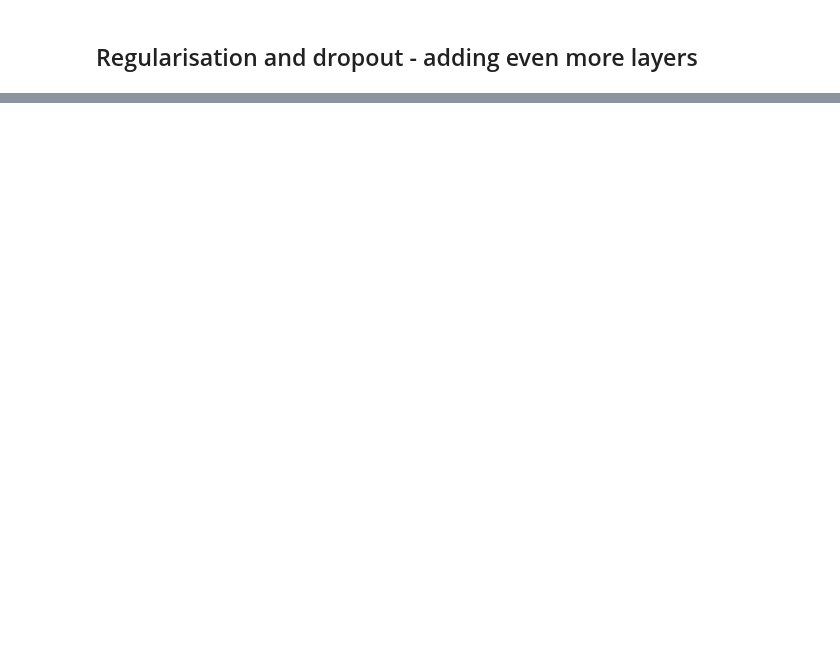
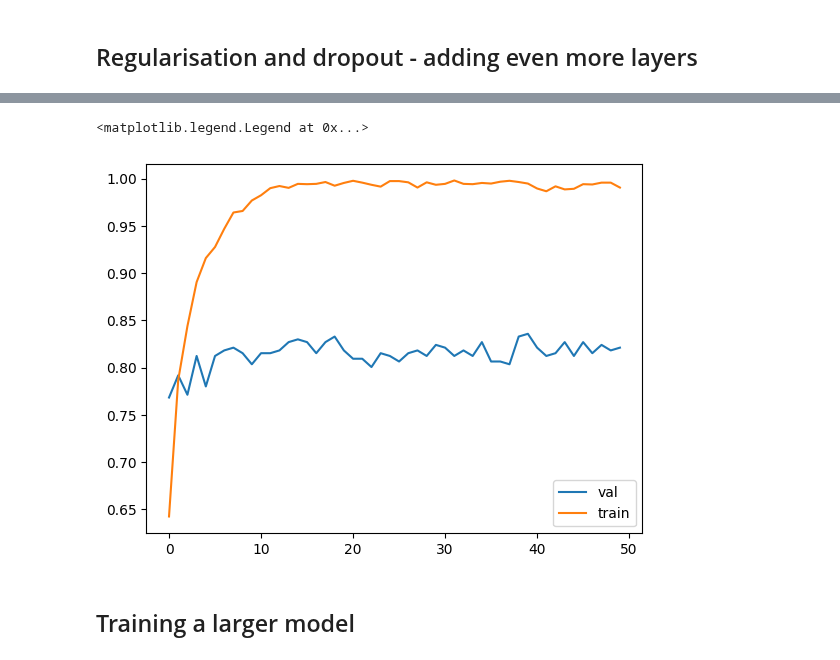
Before and after one commit to denis911/image-classification-transfer-learning-pytorch-keras-comparison, a Jupyter notebook: Keras_ML_zoomcamp_08_image_classification.ipynb, the cells around one changed output, grey strips where cells are left out. Drawn from its saved outputs; the diff is of its cells as text; code cells hidden in the pictures; blank space fills up the shorter version.

```diff
--- a/Keras_ML_zoomcamp_08_image_classification.ipynb
+++ b/Keras_ML_zoomcamp_08_image_classification.ipynb
@@ -863,0 +869,20 @@ plt.legend()
+# %%
+train_gen = ImageDataGenerator(
+    preprocessing_function=preprocess_input,
+#     vertical_flip=True,
+)
+
+train_ds = train_gen.flow_from_directory(
+    './clothing-dataset-small/train',
+    target_size=(150, 150),
+    batch_size=32
+)
+
+val_gen = ImageDataGenerator(preprocessing_function=preprocess_input)
+
+val_ds = val_gen.flow_from_directory(
+    './clothing-dataset-small/validation',
+    target_size=(150, 150),
+    batch_size=32,
+    shuffle=False
+)
@@ -863,0 +892,14 @@ plt.legend()
+# %%
+learning_rate = 0.001
+size = 100
+droprate = 0.2
+
+model = make_model(
+    learning_rate=learning_rate,
+    size_inner=size,
+    droprate=droprate
+)
+
+history = model.fit(train_ds, epochs=50, validation_data=val_ds)
+
+# again increasing number of epochs - now to 50 - due to augmentation
@@ -863,0 +924,15 @@ plt.legend()
+# %%
+# When doing augmentation it can happen, that the utilization of the GPU is not >90%. The reason could be that the augmentation is done by the CPU. After generating the new images, the GPU can fit the model. This is done for every epoch. To avoid that there are some complex things. While doing augmenting and fitting in a sequential order (first CPU: augmentation, second GPU: fitting) the CPU can start the second augmentation process right after the first one, then CPU and GPU are more utilized over time. Keras doesn’t do this, but there are ways of doing this. (Google: tensorflow training pipeline with preprocessing -> tensorflow.org/guide/data_performance, and tensorflow.org/guide/data
+
+hist = history.history
+plt.plot(hist['val_accuracy'], label='val')
+plt.plot(hist['accuracy'], label='train')
+
+plt.legend()
+
+# Doing this testing with data augmentation we realize that this is not really helpful in this case, usually it is. “Tuning neural networks is more art than science”. For this case here we can go with our untuned network that has an accuracy of around 84% which is sufficient for most of the use cases.
+# %% [output]
+<matplotlib.legend.Legend at 0x...>
+[figure, added]
+# %% [markdown]
+## Training a larger model
```
Also changed, not shown: parts of 35 cells of this notebook.
